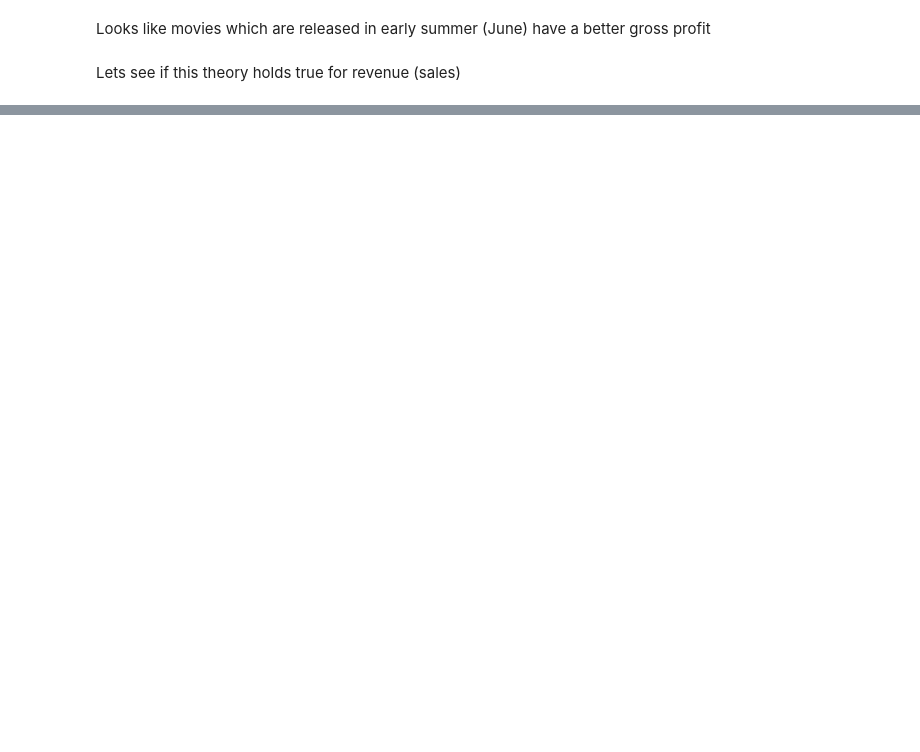
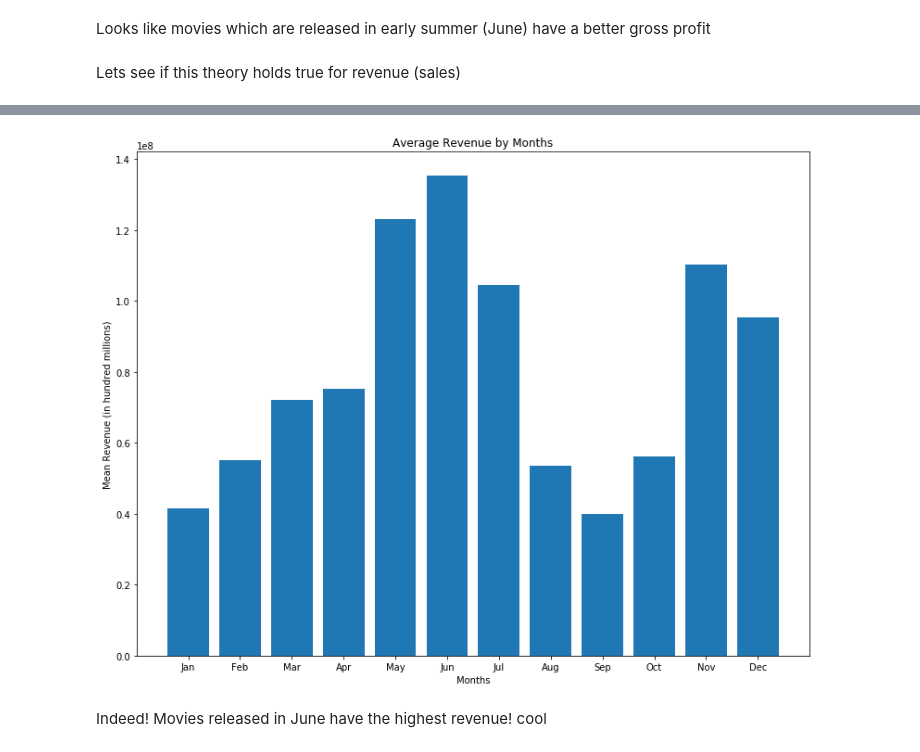
Before and after one commit to chrispfchung/mediaproject, a Jupyter notebook: Plotting csv.ipynb, the cells around one changed output, grey strips where cells are left out. Cells and saved outputs as stored; diff of their text form; code cells hidden in the pictures; blank space fills up the shorter version.

Commit message:
plotted release months and revenue git status

```diff
--- a/Plotting csv.ipynb
+++ b/Plotting csv.ipynb
@@ -72,3 +72,8 @@ plt.show()
 Looks like movies which are released in early summer (June) have a better gross profit
 # %% [markdown]
 Lets see if this theory holds true for revenue (sales)
+# %%
+# repeating process for revenue
+grouped_by_month = movies_with_gross_profit.groupby(['release_month']).mean().reset_index()
+month_and_r =grouped_by_month[['release_month','revenue']]
+month_and_r
@@ -74,0 +94,12 @@ Lets see if this theory holds true for revenue (sales)
+# %%
+plt.figure(figsize=(13,10));
+months = ['Jan','Feb','Mar','Apr','May','Jun','Jul','Aug','Sep','Oct','Nov','Dec']
+plt.bar(x=months,height=month_and_r['revenue']);
+plt.xlabel('Months')
+plt.ylabel('Mean Revenue (in hundred millions)')
+plt.title('Average Revenue by Months')
+plt.show()
+# %% [output]
+[figure, added]
+# %% [markdown]
+Indeed! Movies released in June have the highest revenue! cool
```
Also changed, not shown: parts of 2 cells of this notebook.
